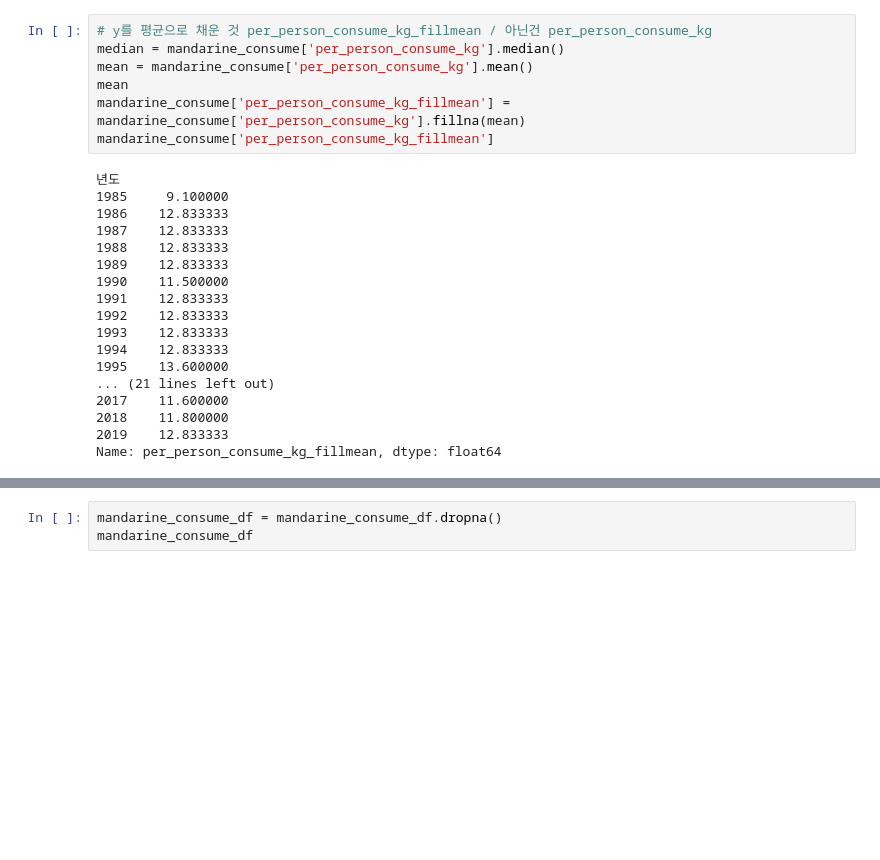
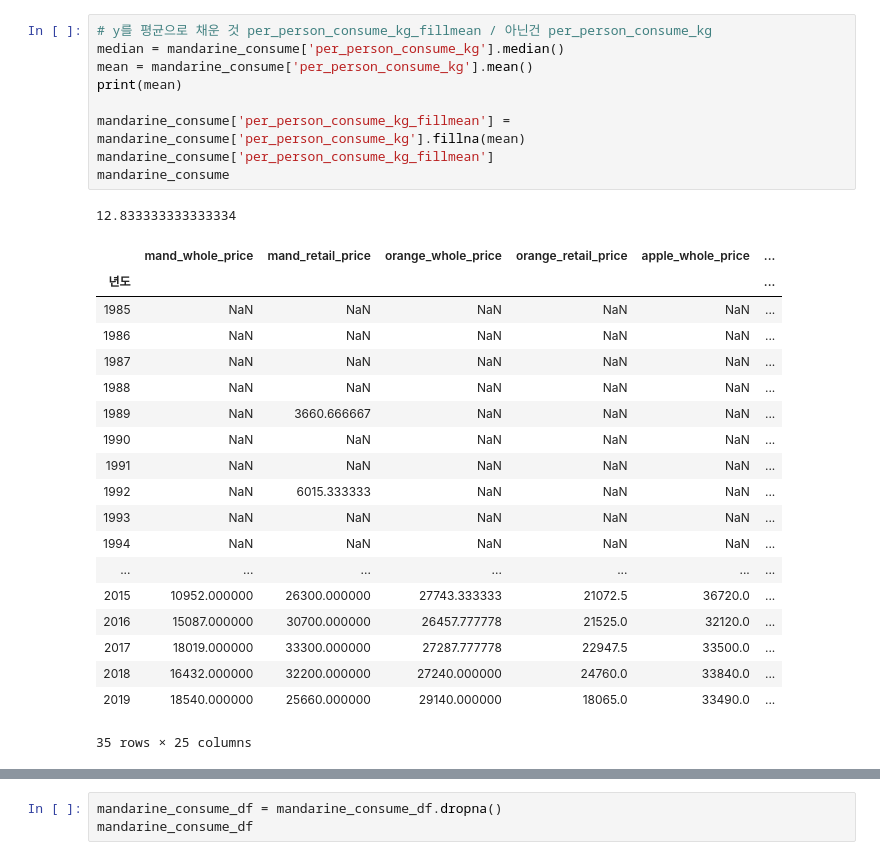
Before and after one commit to Joonyeong97/Jeju_Analysis_Project, a Jupyter notebook: JKJ/mandarin/mandarin_consume-Copy1.ipynb, the cells around one changed output, grey strips where cells are left out. Cells and saved outputs as stored; diff of their text form; blank space fills up the shorter version.

```diff
--- a/JKJ/mandarin/mandarin_consume-Copy1.ipynb
+++ b/JKJ/mandarin/mandarin_consume-Copy1.ipynb
@@ -34,26 +55,31 @@ mandarine_consume.columns = ['mand_whole_price', 'mand_retail_price', 'orange_wh
 # %%
 # y를 평균으로 채운 것 per_person_consume_kg_fillmean / 아닌건 per_person_consume_kg
 median = mandarine_consume['per_person_consume_kg'].median()
 mean = mandarine_consume['per_person_consume_kg'].mean()
-mean
+print(mean)
+
 mandarine_consume['per_person_consume_kg_fillmean'] = mandarine_consume['per_person_consume_kg'].fillna(mean)
 mandarine_consume['per_person_consume_kg_fillmean']
+mandarine_consume
 # %% [output]
-년도
-1985     9.100000
-1986    12.833333
-1987    12.833333
-1988    12.833333
-1989    12.833333
-1990    11.500000
-1991    12.833333
-1992    12.833333
-1993    12.833333
-1994    12.833333
-1995    13.600000
-... (21 lines left out)
-2017    11.600000
-2018    11.800000
-2019    12.833333
-Name: per_person_consume_kg_fillmean, dtype: float64
+12.833333333333334
+|  | mand_whole_price | mand_retail_price | orange_whole_price | orange_retail_price | apple_whole_price | ... |
+| 년도 |  |  |  |  |  | ... |
+| 1985 | NaN | NaN | NaN | NaN | NaN | ... |
+| 1986 | NaN | NaN | NaN | NaN | NaN | ... |
+| 1987 | NaN | NaN | NaN | NaN | NaN | ... |
+| 1988 | NaN | NaN | NaN | NaN | NaN | ... |
+| 1989 | NaN | 3660.666667 | NaN | NaN | NaN | ... |
+| 1990 | NaN | NaN | NaN | NaN | NaN | ... |
+| 1991 | NaN | NaN | NaN | NaN | NaN | ... |
+| 1992 | NaN | 6015.333333 | NaN | NaN | NaN | ... |
+| 1993 | NaN | NaN | NaN | NaN | NaN | ... |
+| 1994 | NaN | NaN | NaN | NaN | NaN | ... |
+| ... | ... | ... | ... | ... | ... | ... |
+| 2015 | 10952.000000 | 26300.000000 | 27743.333333 | 21072.5 | 36720.0 | ... |
+| 2016 | 15087.000000 | 30700.000000 | 26457.777778 | 21525.0 | 32120.0 | ... |
+| 2017 | 18019.000000 | 33300.000000 | 27287.777778 | 22947.5 | 33500.0 | ... |
+| 2018 | 16432.000000 | 32200.000000 | 27240.000000 | 24760.0 | 33840.0 | ... |
+| 2019 | 18540.000000 | 25660.000000 | 29140.000000 | 18065.0 | 33490.0 | ... |
+35 rows × 25 columns
 # %%
```
Also changed, not shown: parts of 9 cells of this notebook.
